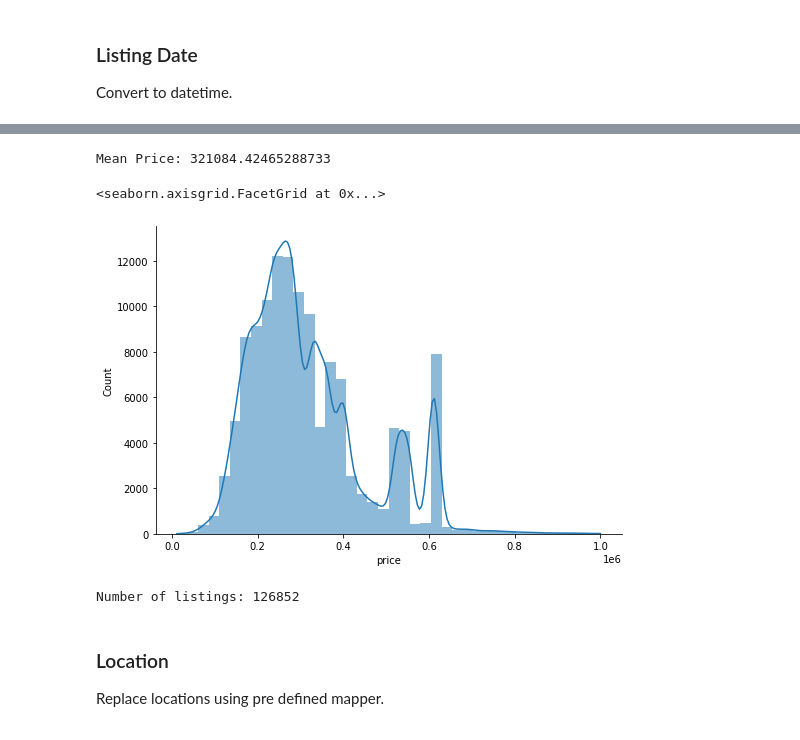
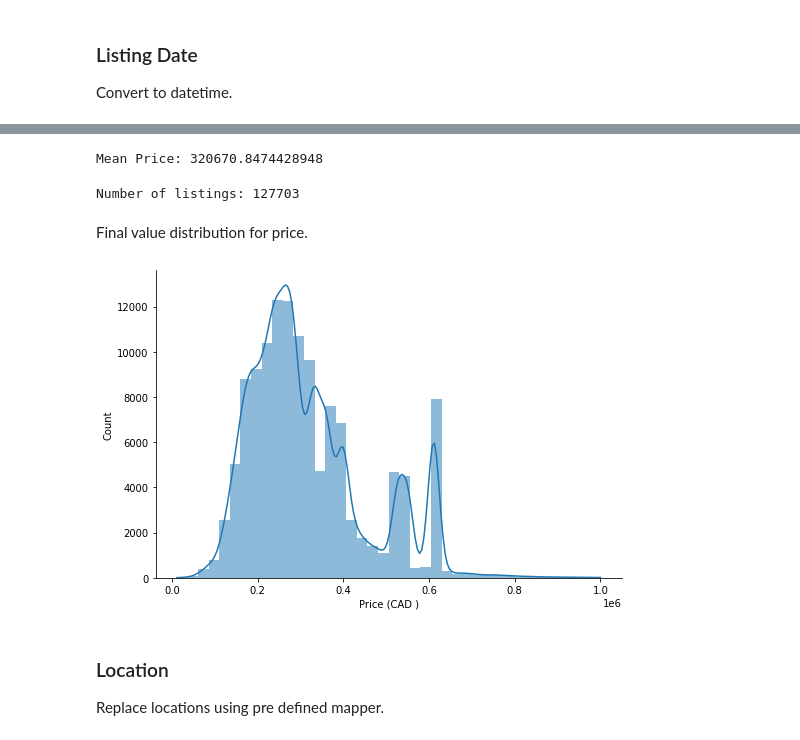
Before and after one commit to simkass/quebec-real-estate-analysis, a Jupyter notebook: notebooks/preprocessing.ipynb, the cells around one changed output, grey strips where cells are left out. Cells and saved outputs as stored; diff of their text form; code cells hidden in the pictures.

```diff
--- a/notebooks/preprocessing.ipynb
+++ b/notebooks/preprocessing.ipynb
@@ -289,19 +296,27 @@ drop_nan = True
+# %%
+drop_nan = True
+drop_outliers = True
+
+min_price = 2000
+max_price = 1000000
 # %%
 if drop_nan:
     listings_df = listings_df.dropna()
+if drop_outliers:
+    listings_df = listings_df[listings_df['price'] >= min_price]
+    listings_df = listings_df[listings_df['price'] <= max_price]
 # %%
-temp_listings_df = listings_df.copy()
-temp_listings_df = temp_listings_df[temp_listings_df['price'] > 2000]
-temp_listings_df = temp_listings_df[temp_listings_df['price'] < 1000000]
-
-mean_price = temp_listings_df['price'].dropna().mean()
-
+mean_price = listings_df['price'].dropna().mean()
 print("Mean Price: " + str(mean_price))
 # %% [output]
-Mean Price: 321084.42465288733
+Mean Price: 320670.8474428948
-# %%
-listings_df.loc[(listings_df['price'] < 2000), 'price'] = mean_price
 # %%
 listings_df['price'] = listings_df['price'].fillna(mean_price)
 listings_df.loc[(listings_df['price'] < 2000), 'price'] = mean_price
 listings_df.loc[(listings_df['price'] > 1000000), 'price'] = mean_price
+
+listings_df['price'] = listings_df['price'].astype(int)
+
+print("Number of listings: " + str(len(listings_df)))
+# %% [output]
+Number of listings: 127703
@@ -310,12 +323,11 @@ listings_df['price'] = listings_df['price'].astype(int)
+# %% [markdown]
+Final value distribution for price.
 # %%
-sns.displot(listings_df, x='price', kde=True, fill=True, bins=40, height=5, aspect=1.5, linewidth=0)
+ax = sns.displot(listings_df, x='price', kde=True, fill=True, bins=40, height=5, aspect=1.5, linewidth=0)
+ax.set(xlabel="Price (CAD )")
+plt.savefig('./figures/price-hist.png', transparent=True)
 # %% [output]
-<seaborn.axisgrid.FacetGrid at 0x...>
-[figure, old version]
+[figure, new version]
-# %%
-print("Number of listings: " + str(len(listings_df)))
-# %% [output]
-Number of listings: 126852
 # %% [markdown]
 ### Location
 Replace locations using pre defined mapper.
```
Also changed, not shown: parts of 39 cells of this notebook.
